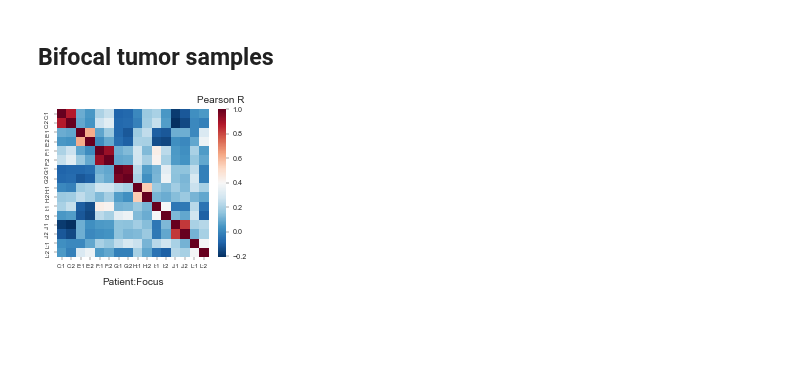
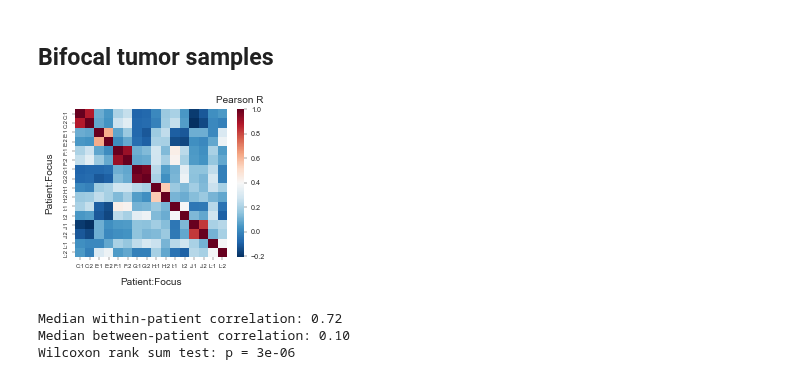
Before and after one commit to danmonyak/EpiClockInvasiveBRCA, a Jupyter notebook: Analysis/Multi-sample.ipynb, the cells around one changed output. Drawn from its saved outputs; the diff is of its cells as text; code cells hidden in the pictures; blank space fills up the shorter version.

```diff
--- a/Analysis/Multi-sample.ipynb
+++ b/Analysis/Multi-sample.ipynb
@@ -122,4 +187,6 @@ plt.savefig(os.path.join(figure_outdir, 'prim-met_age_comparison.pdf'), format='
 # %%
+sf = 0.4
+
 patient_list = ['AF', 'AX', 'AI']
 #patient_list = patients_bothSamplesPure
 
@@ -156,25 +223,37 @@ for i, patient in enumerate(patient_list):
     if i == 0:
         ax.set_ylabel(ax.get_ylabel(), fontsize=labelfontsize * sf)
 
-        patches = [mpatches.Patch(color=color_dict[kind], label=kind.capitalize(),
-                                  alpha=opacity, linewidth=0)
-                   for kind in color_dict.keys()]
-        plots_x, plots_y = ax.get_position().get_points()[1]
-        fig.legend(handles=patches,
-           loc='center',
-           bbox_to_anchor=(0.19, 0.77),
-           fontsize=ticksfontsize * sf,
-           frameon=True
-          )
+#         patches = [mpatches.Patch(color=color_dict[kind], label=kind.capitalize(),
+#                                   alpha=opacity, linewidth=0)
+#                    for kind in color_dict.keys()]
+#         plots_x, plots_y = ax.get_position().get_points()[1]
+#         fig.legend(handles=patches,
+#            loc='center',
+#            bbox_to_anchor=(0.19, 0.77),
+#            fontsize=ticksfontsize * sf,
+#            frameon=True
+#           )
     else:
         ax.set_ylabel('')
+
+    patches = [mpatches.Patch(color=color_dict['primary'], label=f'Primary ($c_β$ = {c_beta_table_by_patient.loc[patient, "primary tumor"]:.2f})',
+                              alpha=opacity, linewidth=0),
+               mpatches.Patch(color=color_dict['metastasis'], label=f'Metastasis ($c_β$ = {c_beta_table_by_patient.loc[patient, "lymph node metastasis"]:.2f})',
+                              alpha=opacity, linewidth=0)]
+    plots_x, plots_y = ax.get_position().get_points()[1]
+    ax.legend(handles=patches,
+       loc='center',
+       bbox_to_anchor=(0.45, 0.85),
+       fontsize=ticksfontsize * sf,
+       frameon=True
+      )
 
     rvalue = epi_util.pearsonCorrelation(df_prim['beta'], df_met['beta']).rvalue
     ax.set_xlabel('β', fontsize=labelfontsize * sf)
     ax.set_title(f'Patient {patient}, R = {rvalue:.2f}', fontsize=labelfontsize * sf)
     ax.tick_params(axis='both', labelsize=ticksfontsize * sf, width=sf, length=8 * sf)
 
-    ax.set_ylim(0, 0.2)
+    ax.set_ylim(0, 0.245)
 
 fig.savefig(os.path.join(figure_outdir, 'prim-met-hists.pdf'), format='pdf', pad_inches=0.1)
 # %% [output]
@@ -209,27 +344,59 @@ correlation_df = correlation_df.rename(columns=GSM_to_heatmap_label_mapper).rena
 # %%
 fig, ax = plt.subplots(figsize=square_figsize * 1.7 * sf)
 
 cmap = colormaps['RdBu'].reversed()
 cmap.set_bad('lightgray', 1.)
 sns.heatmap(ax=ax, data=correlation_df, cmap=cmap, cbar_kws={'label':'Pearson R'})
 cbar_ax = ax.figure.axes[-1]
 cbar_ax.yaxis.label.set_size(labelfontsize * sf)
 cbar_ax.tick_params(labelsize=ticksfontsize * sf, width=sf, length=8 * sf)
 
 cbar_ax.set_ylabel(cbar_ax.get_ylabel(), rotation=0)
 cbar_ax.yaxis.set_label_coords(0.4, 1.09)
 
 # ax.set_title('Cohort T3 Intrapatient Methylation Correlation', fontsize=20)
 ax.set_xlabel('Patient:Focus', fontsize=labelfontsize * sf)
+ax.set_ylabel('Patient:Focus', fontsize=labelfontsize * sf)
 ax.xaxis.set_label_coords(0.5, -0.14)
+ax.yaxis.set_label_coords(-0.14, 0.5)
 
 ax.tick_params(axis='both', labelsize=ticksfontsize * 0.8 * sf, width=sf, length=8 * sf)
 ticks = np.sort(np.concatenate([ax.get_xticks(), ax.get_xticks() + 1]))
 ax.set_xticks(ticks, correlation_df.index)
 ax.set_yticks(ticks, correlation_df.index)
 
 fig.savefig(os.path.join(figure_outdir, 'bifocal_heatmap.pdf'), format='pdf', pad_inches=0.1)
 # %% [output]
-[figure, old version]
+[figure, new version]
+# %%
+## Significant difference between between-patient correlations and same-patient correlations
+
+same_patient_r = []
+diff_patient_r = []
+
+samples = correlation_df.index
+n_samps = len(samples)
+for i in range(n_samps - 1):
+    samp_i = samples[i]
+    patient_i = samp_i.split(':')[0]
+    for j in range(i + 1, n_samps):
+        samp_j = samples[j]
+        patient_j = samp_j.split(':')[0]
+        rvalue = correlation_df.loc[samp_i, samp_j]
+
+        if patient_i == patient_j:
+            same_patient_r.append(rvalue)
+        else:
+            diff_patient_r.append(rvalue)
+
+pvalue = epi_util.ranksums(same_patient_r, diff_patient_r).pvalue
+
+print(f'Median within-patient correlation: {np.median(same_patient_r):.2f}')
+print(f'Median between-patient correlation: {np.median(diff_patient_r):.2f}')
+print(f'Wilcoxon rank sum test: P = {pvalue:.0e}')
+# %% [output]
+Median within-patient correlation: 0.72
+Median between-patient correlation: 0.10
+Wilcoxon rank sum test: p = 3e-06
 # %%
 c_beta = 1 - beta_values['Desmedt'].std(axis=0)
```
Also changed, not shown: parts of 17 cells of this notebook, 19 other files.
